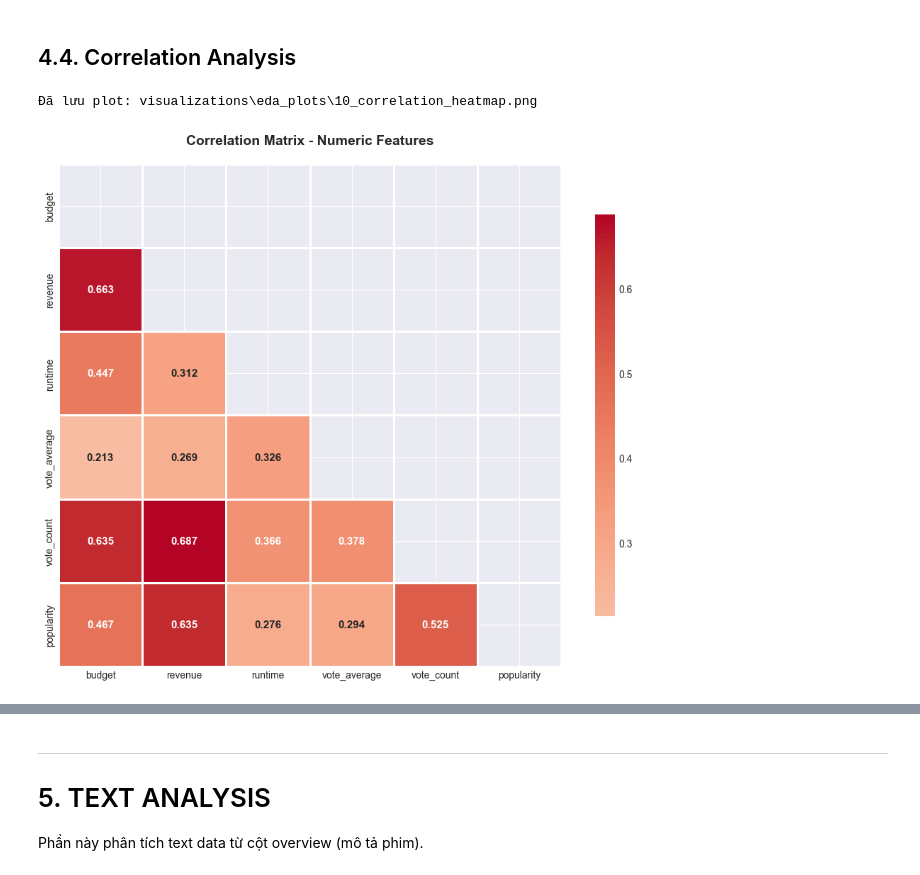
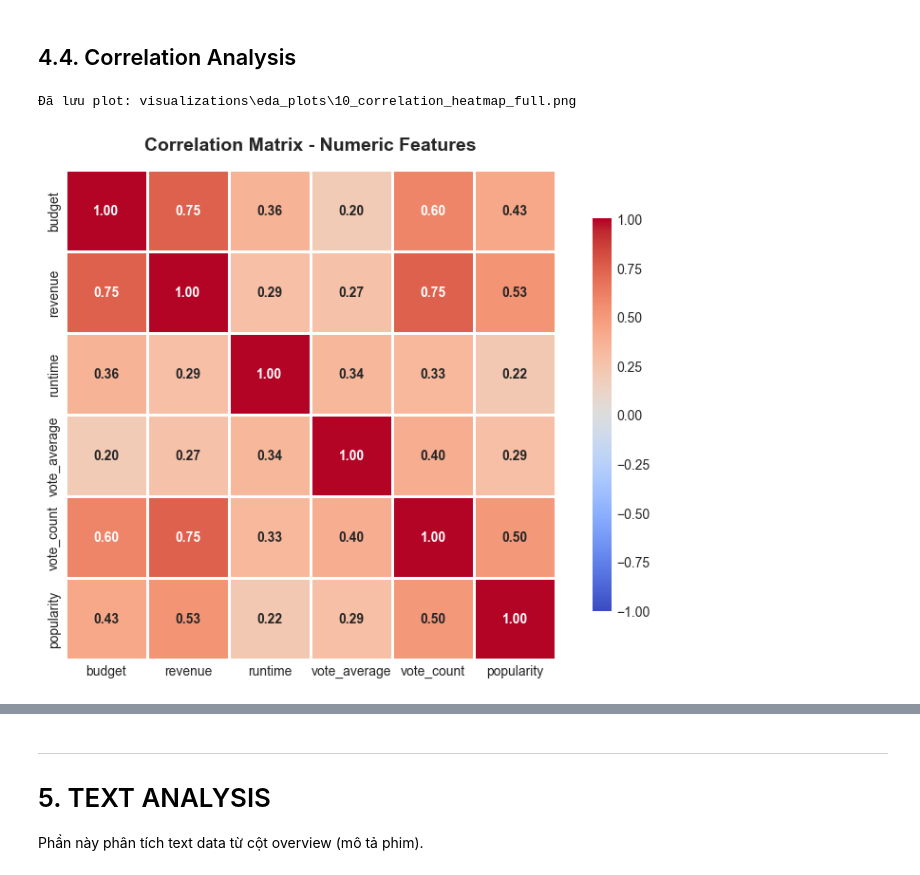
Before and after one commit to PivePipioipia/python-final-project-ds, a Jupyter notebook: notebooks/eda_analysis.ipynb, the cells around one changed output, grey strips where cells are left out. Saved outputs shown, nothing was run; the diff lists cells and outputs as text; code cells hidden in the pictures.

Commit message:
full pipeline chưa clean code

```diff
--- a/notebooks/eda_analysis.ipynb
+++ b/notebooks/eda_analysis.ipynb
@@ -135,7 +135,7 @@ print("Đã định nghĩa helper functions")
 ## 1.3. Load Data
 # %%
 # Đọc dữ liệu từ file CSV
-data_path = '../data/raw/movies_2020_2024.csv'
+data_path = '../data/raw/movies_2010_2024.csv'
 
 try:
     df = pd.read_csv(data_path)
@@ -853,2 +795,17 @@ save_and_show_plot('04_numeric_features_distribution')
 # %% [markdown]
 ## 3.4. Categorical Features Analysis
+# %%
+# Phân tích release_date
+print_section_header("RELEASE DATE - TEMPORAL FEATURES")
+
+# Chuyển sang datetime (nếu chưa)
+df['release_date'] = pd.to_datetime(df['release_date'], errors='coerce')
+
+# Tạo thêm các feature thời gian
+df['release_year'] = df['release_date'].dt.year
+df['release_month'] = df['release_date'].dt.month
+df['release_quarter'] = df['release_date'].dt.quarter
+df['release_weekday'] = df['release_date'].dt.day_name()
+
+display(df[['release_date', 'release_year', 'release_month',
+            'release_quarter', 'release_weekday']].head())
@@ -1170,26 +1306,30 @@ save_and_show_plot('09_revenue_by_timing')
 # %%
 # Select numeric columns for correlation
 corr_cols = ['budget', 'revenue', 'runtime', 'vote_average',
              'vote_count', 'popularity']
 corr_matrix = df[corr_cols].corr()
 
-# Plot correlation heatmap
-fig, ax = plt.subplots(figsize=(10, 8))
+plt.figure(figsize=(8, 6))
 
-mask = np.triu(np.ones_like(corr_matrix, dtype=bool))
-sns.heatmap(corr_matrix, mask=mask, annot=True, fmt='.3f',
-            cmap='coolwarm', center=0, square=True, linewidths=1,
-            cbar_kws={"shrink": 0.8}, ax=ax,
-            annot_kws={'fontweight': 'bold', 'fontsize': 11})
+sns.heatmap(
+    corr_matrix,
+    annot=True,
+    fmt='.2f',
+    cmap='coolwarm',
+    vmin=-1, vmax=1,   # scale cố định -1..1 cho màu tương phản hơn
+    center=0,
+    square=True,
+    linewidths=0.8,
+    cbar_kws={"shrink": 0.8},
+    annot_kws={'fontweight': 'bold', 'fontsize': 10}
+)
 
-ax.set_title('Correlation Matrix - Numeric Features',
-             fontsize=14, fontweight='bold', pad=20)
-
+plt.title('Correlation Matrix - Numeric Features', fontsize=14, fontweight='bold', pad=15)
 plt.tight_layout()
-save_and_show_plot('10_correlation_heatmap')
+save_and_show_plot('10_correlation_heatmap_full')
 # %% [output]
-Đã lưu plot: visualizations\eda_plots\10_correlation_heatmap.png
+Đã lưu plot: visualizations\eda_plots\10_correlation_heatmap_full.png
-[figure, old version]
+[figure, new version]
 # %%
 # Top correlations with revenue
 print_section_header("TOP CORRELATIONS WITH REVENUE")
```
Also changed, not shown: parts of 83 cells of this notebook, 58 other files.
